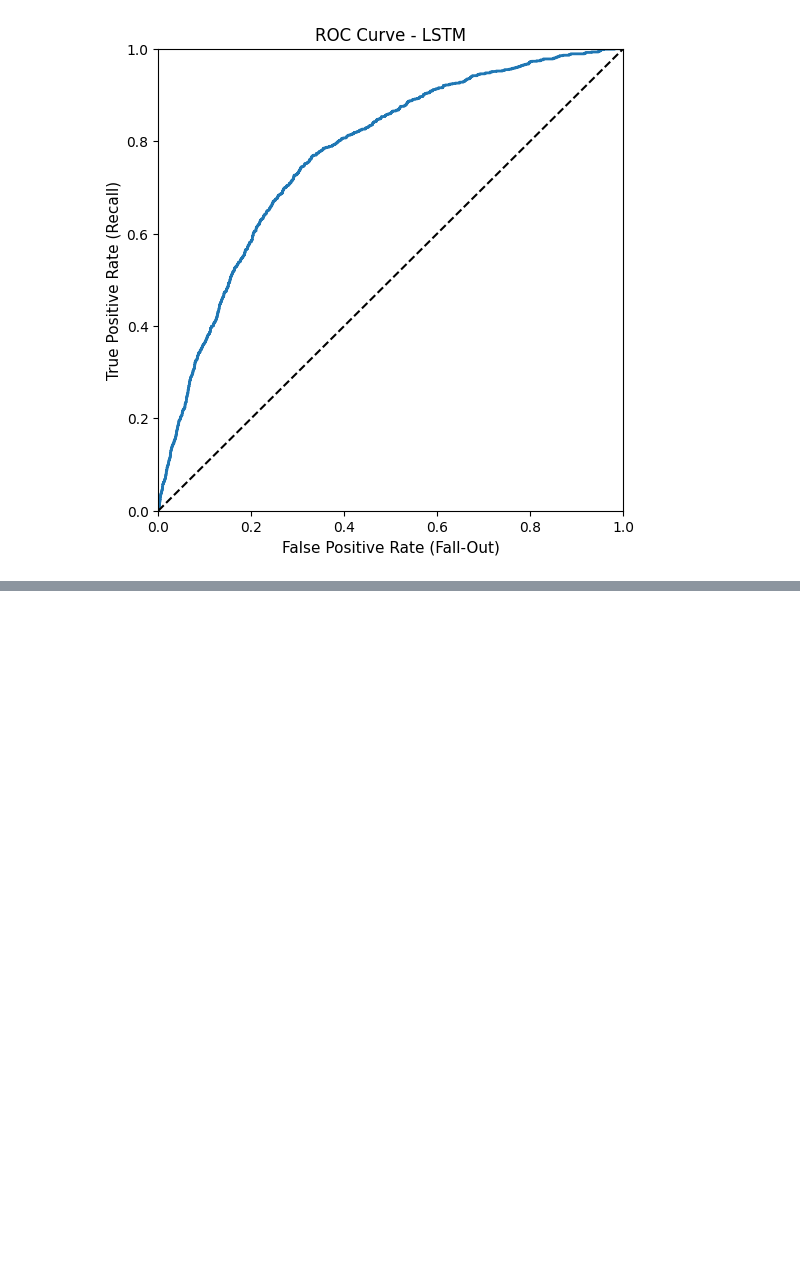
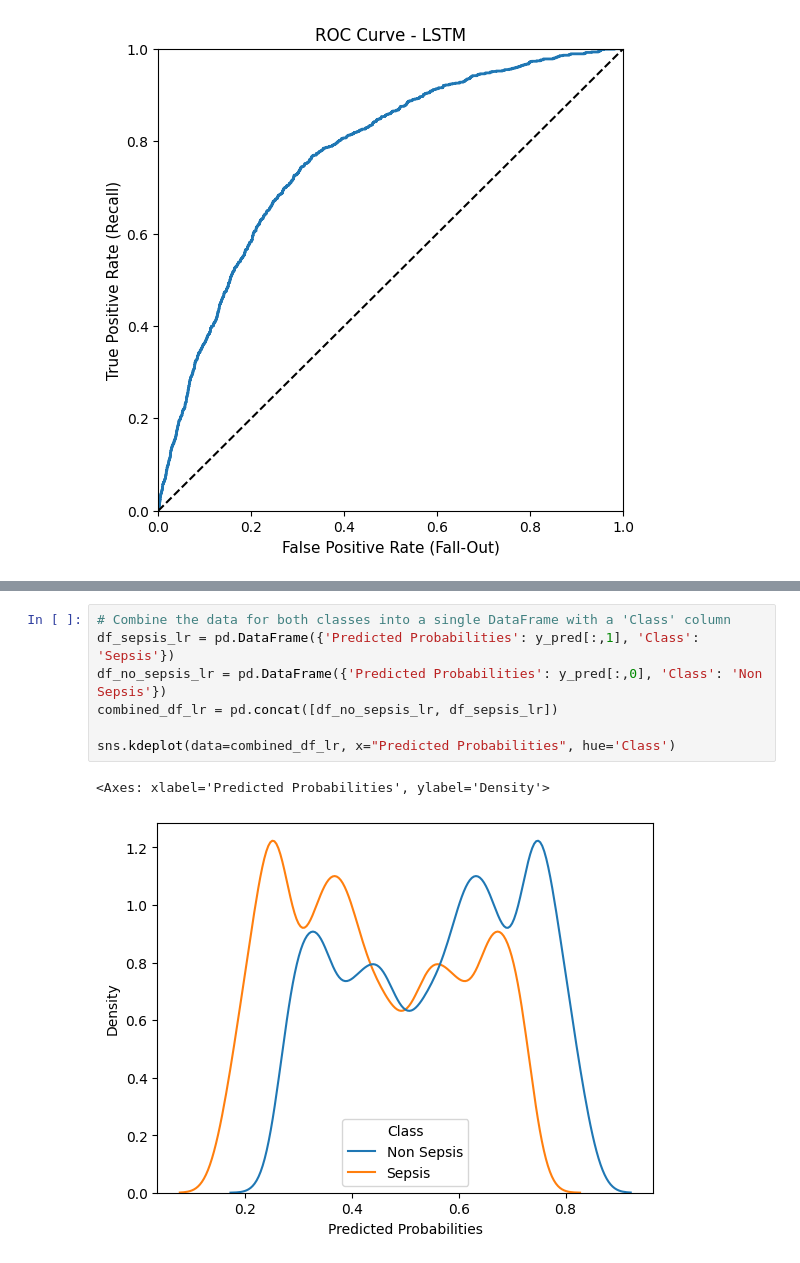
Before and after one commit to 23233408/CAPSTONE, a Jupyter notebook: Kha Huynh/ModelTraining_LSTM.ipynb, the cells around one changed output, grey strips where cells are left out. Cells and saved outputs as stored; diff of their text form; blank space fills up the shorter version.

```diff
--- a/Kha Huynh/ModelTraining_LSTM.ipynb
+++ b/Kha Huynh/ModelTraining_LSTM.ipynb
@@ -336,0 +344,10 @@ print_results(model, new_train_data, act_train, new_test_data, act_test)
+# %%
+# Combine the data for both classes into a single DataFrame with a 'Class' column
+df_sepsis_lr = pd.DataFrame({'Predicted Probabilities': y_pred[:,1], 'Class': 'Sepsis'})
+df_no_sepsis_lr = pd.DataFrame({'Predicted Probabilities': y_pred[:,0], 'Class': 'Non Sepsis'})
+combined_df_lr = pd.concat([df_no_sepsis_lr, df_sepsis_lr])
+
+sns.kdeplot(data=combined_df_lr, x="Predicted Probabilities", hue='Class')
+# %% [output]
+<Axes: xlabel='Predicted Probabilities', ylabel='Density'>
+[figure, added]
```
Also changed, not shown: parts of 45 cells of this notebook, 1 other file.
